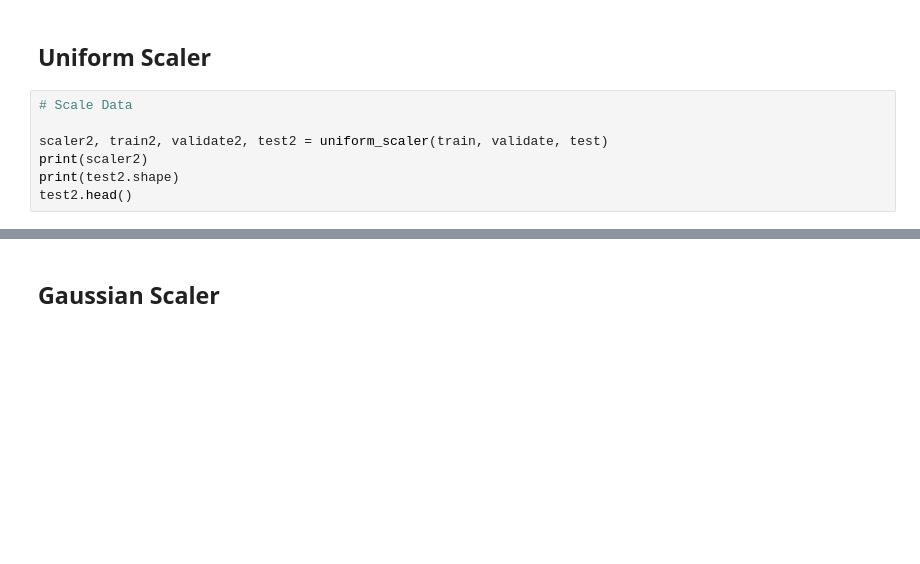
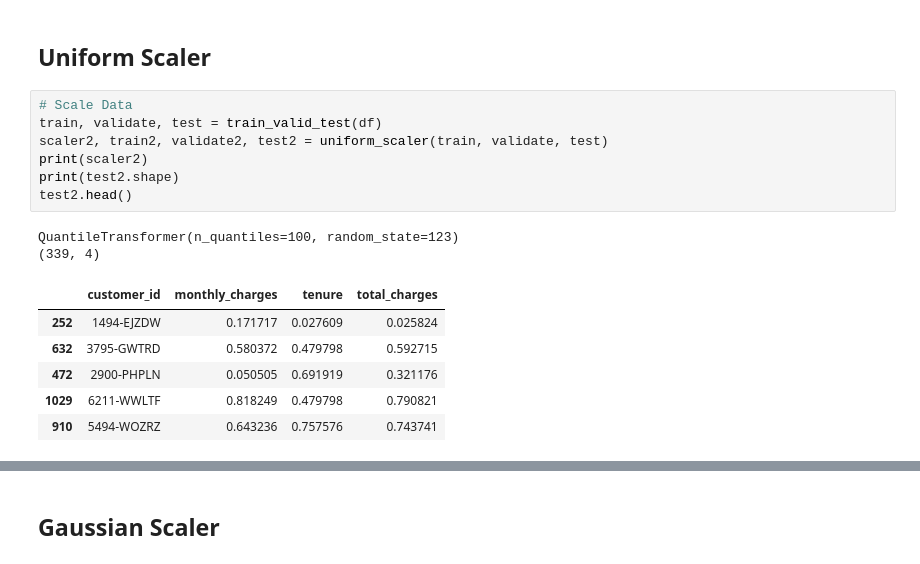
Before and after one commit to CSolitaire/regression-exercises, a Jupyter notebook: wrangle.ipynb, the cells around one changed output, grey strips where cells are left out. Cells and saved outputs as stored; diff of their text form; blank space fills up the shorter version.

```diff
--- a/wrangle.ipynb
+++ b/wrangle.ipynb
@@ -210,11 +308,20 @@ test
 ## Uniform Scaler
 # %%
 # Scale Data
-
+train, validate, test = train_valid_test(df)
 scaler2, train2, validate2, test2 = uniform_scaler(train, validate, test)
 print(scaler2)
 print(test2.shape)
 test2.head()
+# %% [output]
+QuantileTransformer(n_quantiles=100, random_state=123)
+(339, 4)
+|  | customer_id | monthly_charges | tenure | total_charges |
+| 252 | 1494-EJZDW | 0.171717 | 0.027609 | 0.025824 |
+| 632 | 3795-GWTRD | 0.580372 | 0.479798 | 0.592715 |
+| 472 | 2900-PHPLN | 0.050505 | 0.691919 | 0.321176 |
+| 1029 | 6211-WWLTF | 0.818249 | 0.479798 | 0.790821 |
+| 910 | 5494-WOZRZ | 0.643236 | 0.757576 | 0.743741 |
 # %%
 test2.hist()
 plt.show()
```
Also changed, not shown: parts of 27 cells of this notebook.
